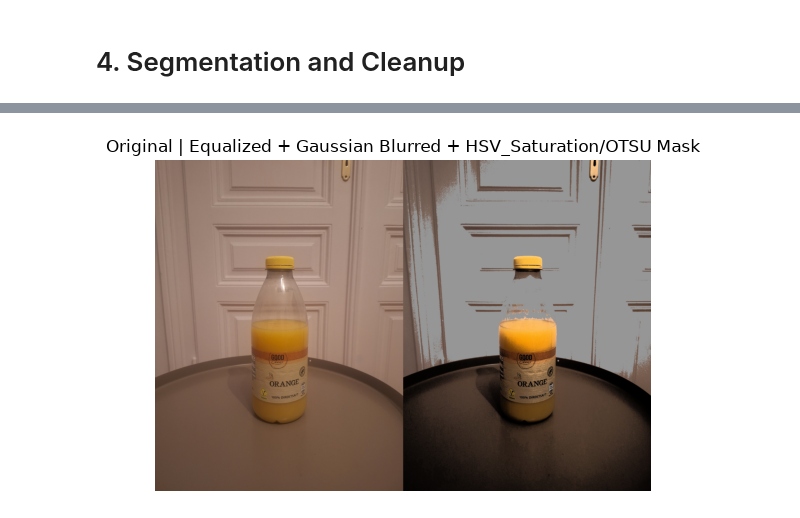
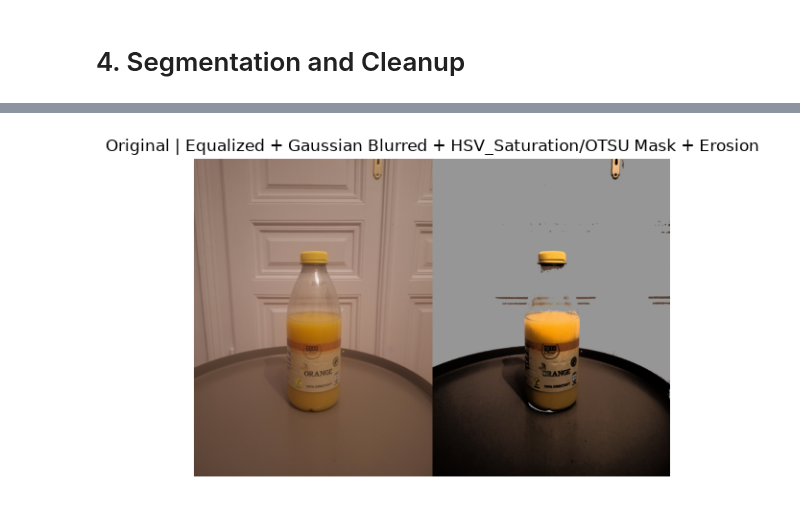
Before and after one commit to Exeboss02/ComputerVision, a Jupyter notebook: Exercise02/objectDetectionPipeline.ipynb, the cells around one changed output, grey strips where cells are left out. Cells and saved outputs as stored; diff of their text form; code cells hidden in the pictures.

```diff
--- a/Exercise02/objectDetectionPipeline.ipynb
+++ b/Exercise02/objectDetectionPipeline.ipynb
@@ -6,7 +6,6 @@ import ImageProcessing as ip
 # %% [markdown]
 # 1. Load original image and convert to HSV
 # %%
-#The last bool argument is for reasonableResize which means it will display
-#the image so it fits the screen even if it has a large resolution
-image = ip.ReadAndDisplayImage("Juice.jpg", "Juice", False)
+image = ip.LoadImage("Juice.jpg")
+rgb_image = cv2.cvtColor(image, cv2.COLOR_BGR2RGB)
 # %% [output]
@@ -64,12 +68,8 @@ threshold1, saturation_mask = cv2.threshold(hsv_gaussian_image[:, :, 1], 0, 255,
 threshold2, brightness_mask = cv2.threshold(hsv_gaussian_image[:, :, 2], 0, 255, cv2.THRESH_BINARY_INV + cv2.THRESH_OTSU)
 
 kernel = np.ones((5, 5), np.uint8)
-gaussian_image[(saturation_mask == 0) & (brightness_mask < 255)] = 150
-result_image = cv2.cvtColor(gaussian_image, cv2.COLOR_BGR2RGB)
-
-#eroded = cv2.erode(saturation_mask, kernel, iterations=1)
-#dilated = cv2.dilate(binary, kernel, iterations=1)
-#opened = cv2.morphologyEx(binary, cv2.MORPH_OPEN, kernel)
-#closed = cv2.morphologyEx(binary, cv2.MORPH_CLOSE, kernel)
+gaussian_image[(saturation_mask == 0)] = 150
+eroded_image = cv2.erode(gaussian_image, kernel, iterations=1)
+result_image = cv2.cvtColor(eroded_image, cv2.COLOR_BGR2RGB)
 
 comparison = np.hstack((rgb_image, result_image))
@@ -76,7 +83,7 @@ comparison = np.hstack((rgb_image, result_image))
 # %%
 plt.imshow(comparison)
-plt.title("Original | Equalized + Gaussian Blurred + HSV_Saturation/OTSU Mask")
+plt.title("Original | Equalized + Gaussian Blurred + HSV_Saturation/OTSU Mask + Erosion")
 plt.axis('off')
 plt.show()
 # %% [output]
-[figure, old version]
+[figure, new version]
```
Also changed, not shown: parts of 5 cells of this notebook, 10 other files.
